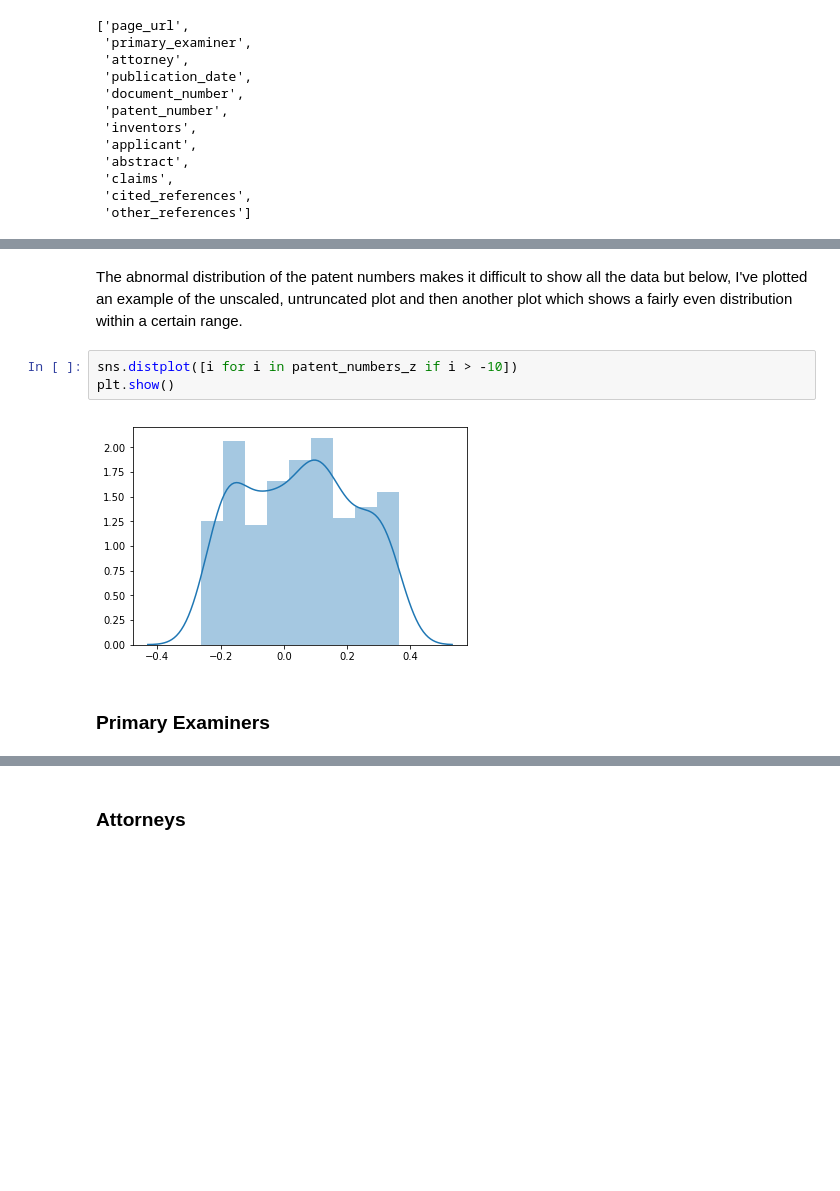
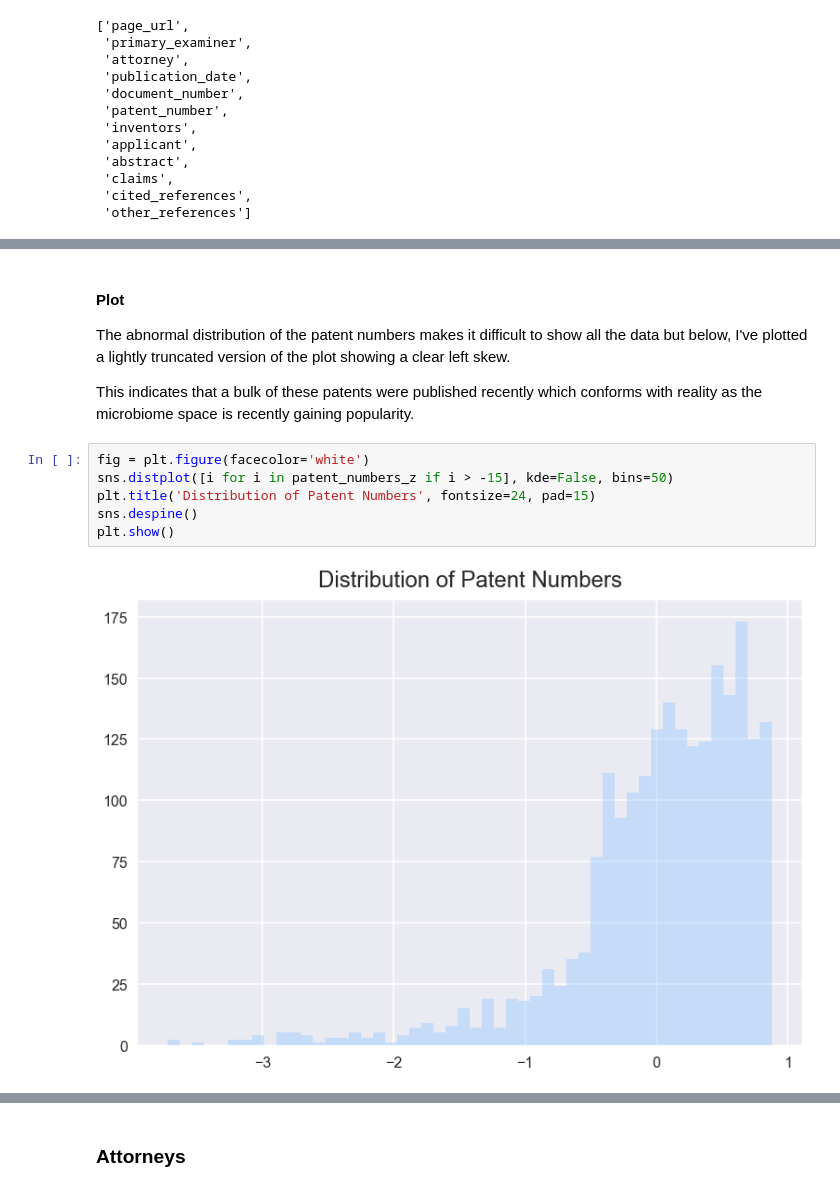
Before and after one commit to mrtoronto/patent_scraper_analysis, a Jupyter notebook: patent_analysis.ipynb, the cells around one changed output, grey strips where cells are left out. Cells and saved outputs as stored; diff of their text form; blank space fills up the shorter version.

```diff
--- a/patent_analysis.ipynb
+++ b/patent_analysis.ipynb
@@ -63,9 +99,14 @@ DescribeResult(nobs=392, minmax=(-19.444147645789624, 0.36413177000944963), mean
 # %% [markdown]
-The abnormal distribution of the patent numbers makes it difficult to show all the data but below, I've plotted an example of the unscaled, untruncated plot and then another plot which shows a fairly even distribution within a certain range.
+#### Plot
+
+The abnormal distribution of the patent numbers makes it difficult to show all the data but below, I've plotted a lightly truncated version of the plot showing a clear left skew.
+
+This indicates that a bulk of these patents were published recently which conforms with reality as the microbiome space is recently gaining popularity.
-# %%
-sns.distplot([i for i in patent_numbers_z if i > -10])
-plt.show()
-# %% [output]
-[figure, removed]
-# %% [markdown]
-### Primary Examiners
+# %%
+fig = plt.figure(facecolor='white')
+sns.distplot([i for i in patent_numbers_z if i > -15], kde=False, bins=50)
+plt.title('Distribution of Patent Numbers', fontsize=24, pad=15)
+sns.despine()
+plt.show()
+# %% [output]
+[figure, added]
```
Also changed, not shown: parts of 42 cells of this notebook.
